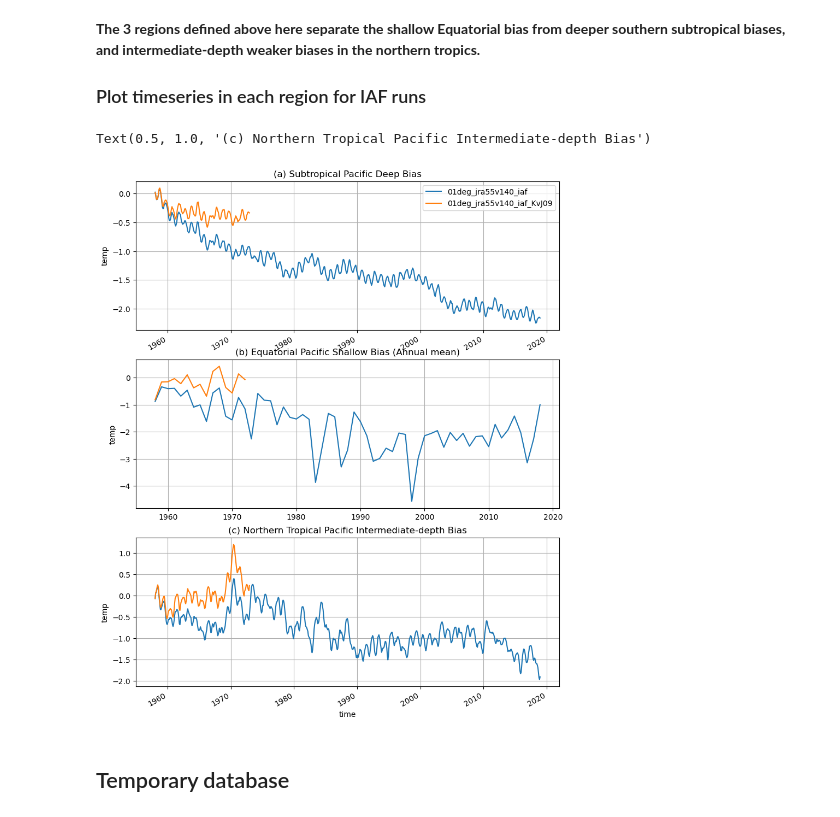
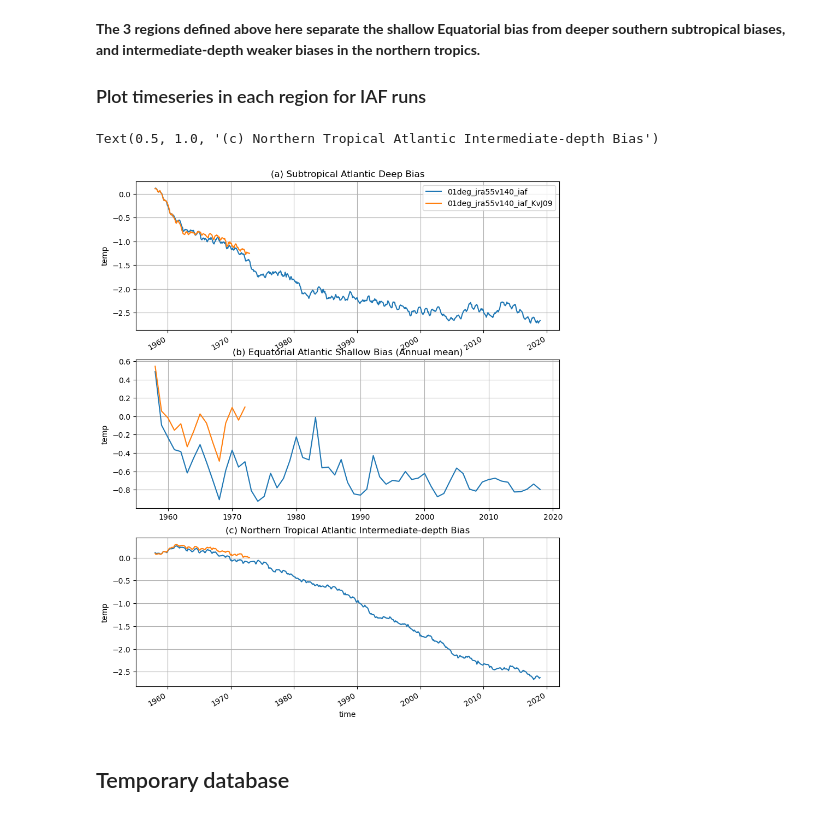
Before and after one commit to COSIMA/ACCESS-OM2-Temp-Biases, a Jupyter notebook: AtlanticPerturbationBiasTimeseries.ipynb, the cells around one changed output. Drawn from its saved outputs; the diff is of its cells as text; code cells hidden in the pictures.

Commit message:
updating atlantic

```diff
--- a/AtlanticPerturbationBiasTimeseries.ipynb
+++ b/AtlanticPerturbationBiasTimeseries.ipynb
@@ -121,34 +121,34 @@ temp_r3_obs = ds_obs.temp.sel(yt_ocean=slice(r3['minlat'],r3['maxlat'])).mean('y
 # %%
 expts = ['01deg_jra55v140_iaf','01deg_jra55v140_iaf_KvJ09']
 start_time='1958-01-01'
 end_time='2019-01-01'
 plt.figure(figsize=(10,12))
 plt.subplot(311)
 for e in expts:
     temp_bias = extract_timeseries(e,r1,monthly=True,start_time=start_time,end_time=end_time) - temp_r1_obs
     temp_bias.plot(label=e)
 plt.legend()
 plt.xlabel('')
 plt.grid()
-plt.title('(a) Subtropical Pacific Deep Bias')
+plt.title('(a) Subtropical Atlantic Deep Bias')
 
 plt.subplot(312)
 for e in expts:
     temp_bias = extract_timeseries(e,r2,start_time=start_time,end_time=end_time) - temp_r2_obs
     temp_bias.plot(label=e)
 plt.grid()
-plt.title('(b) Equatorial Pacific Shallow Bias (Annual mean)')
+plt.title('(b) Equatorial Atlantic Shallow Bias (Annual mean)')
 plt.xlabel('')
 
 plt.subplot(313)
 for e in expts:
     temp_bias = extract_timeseries(e,r3,monthly=True,start_time=start_time,end_time=end_time) - temp_r3_obs
     temp_bias.plot(label=e)
 plt.grid()
-plt.title('(c) Northern Tropical Pacific Intermediate-depth Bias')
+plt.title('(c) Northern Tropical Atlantic Intermediate-depth Bias')
 # %% [output]
-Text(0.5, 1.0, '(c) Northern Tropical Pacific Intermediate-depth Bias')
+Text(0.5, 1.0, '(c) Northern Tropical Atlantic Intermediate-depth Bias')
-[figure, old version]
+[figure, new version]
 # %% [markdown]
 ## Temporary database
 # %%
```
Also changed, not shown: parts of 2 cells of this notebook.
